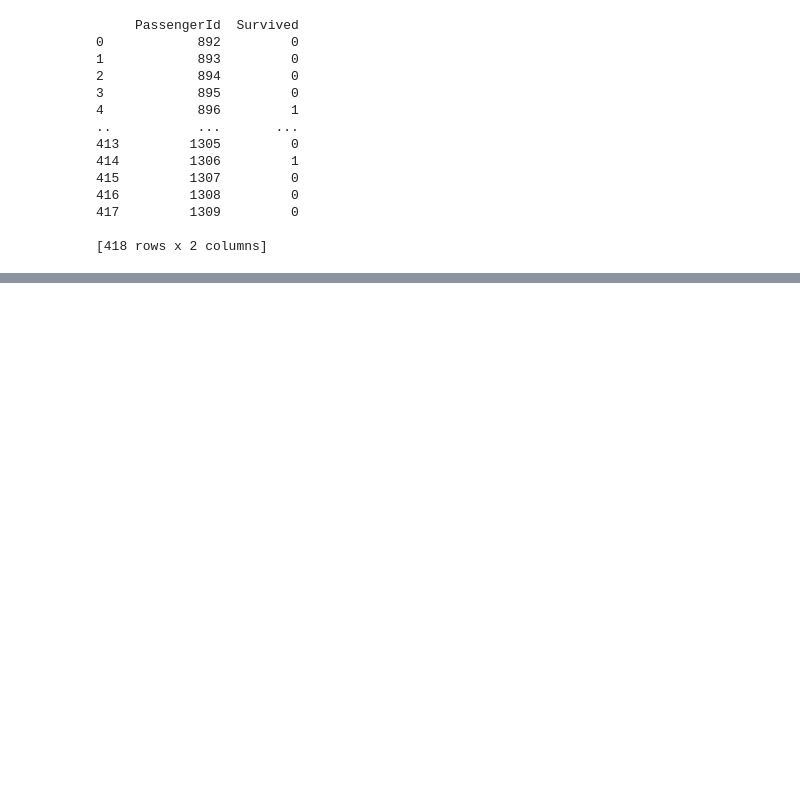
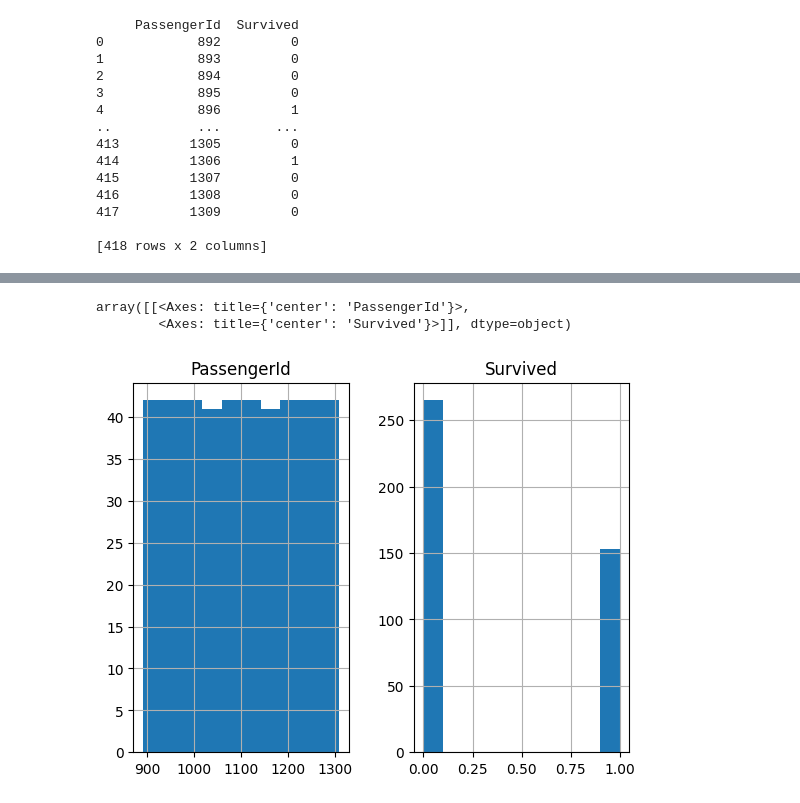
Before and after one commit to Pavandunghav/DATA-SCIENCE-AND-MACHINE-LEARNING, a Jupyter notebook: pandas.ipynb, the cells around one changed output, grey strips where cells are left out. Cells and saved outputs as stored; diff of their text form; code cells hidden in the pictures; blank space fills up the shorter version.

```diff
--- a/pandas.ipynb
+++ b/pandas.ipynb
@@ -42,0 +306,6 @@ TypeError: 'index' is an invalid keyword argument for print()
+# %%
+f1.hist()
+# %% [output]
+array([[<Axes: title={'center': 'PassengerId'}>,
+        <Axes: title={'center': 'Survived'}>]], dtype=object)
+[figure, added]
```
Also changed, not shown: parts of 35 cells of this notebook, 1 other file.
